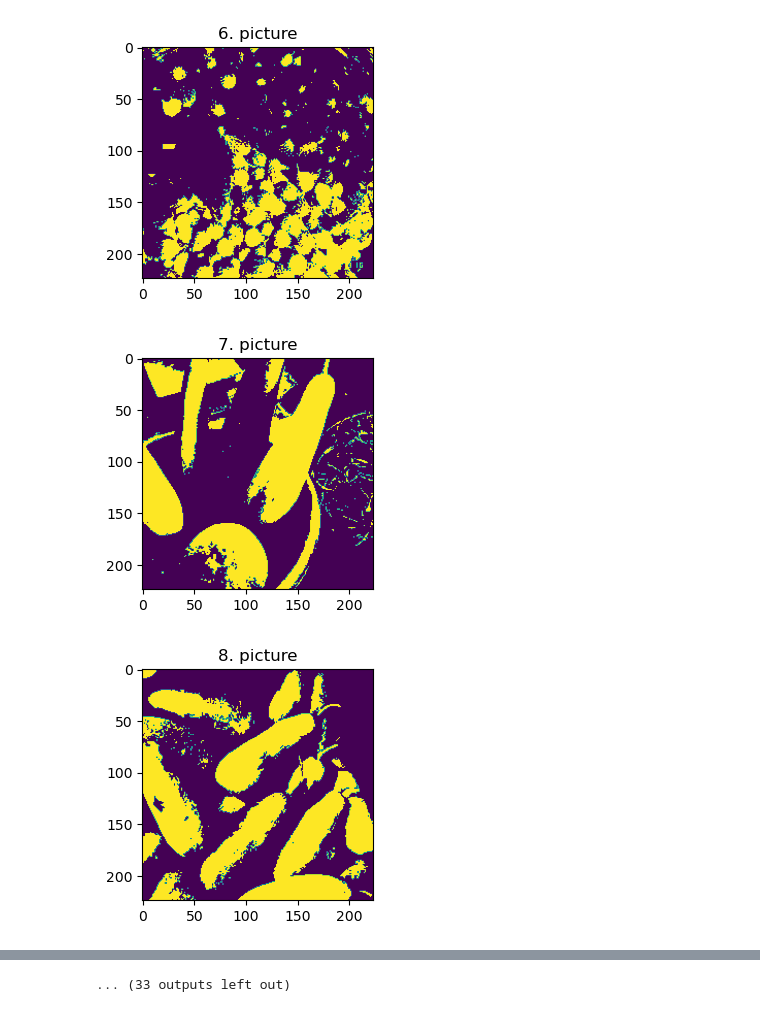
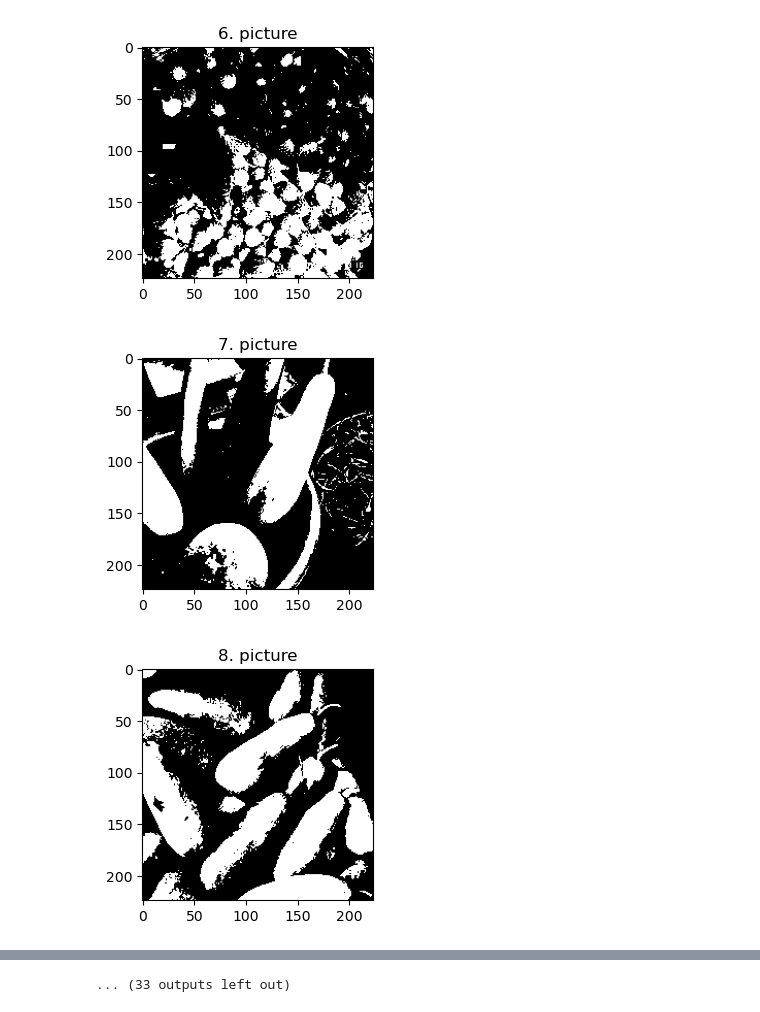
Before and after one commit to furkanzek/0_vegetable_image_dataset_analysis_python, a Jupyter notebook: image_dataset_analysis.ipynb, the cells around one changed output, grey strips where cells are left out. Drawn from its saved outputs; the diff is of its cells as text; code cells hidden in the pictures.

```diff
--- a/image_dataset_analysis.ipynb
+++ b/image_dataset_analysis.ipynb
@@ -23,7 +23,7 @@ for i in range(1,images):
     (thresh, bnw_img) = cv2.threshold(gray, 128, 255, cv2.THRESH_BINARY)
 
     plt.figure(figsize=(3,3))
-    plt.imshow(bnw_img)
+    plt.imshow(bnw_img, cmap='gray')
     plt.title(f'{i}. picture')
     plt.show()
 # %% [output]
@@ -35,3 +35,3 @@ for i in range(1,images):
-[figure, old version]
+[figure, new version]
-[figure, old version]
+[figure, new version]
-[figure, old version]
+[figure, new version]
```
Also changed, not shown: parts of 3 cells of this notebook, 1 other file.
